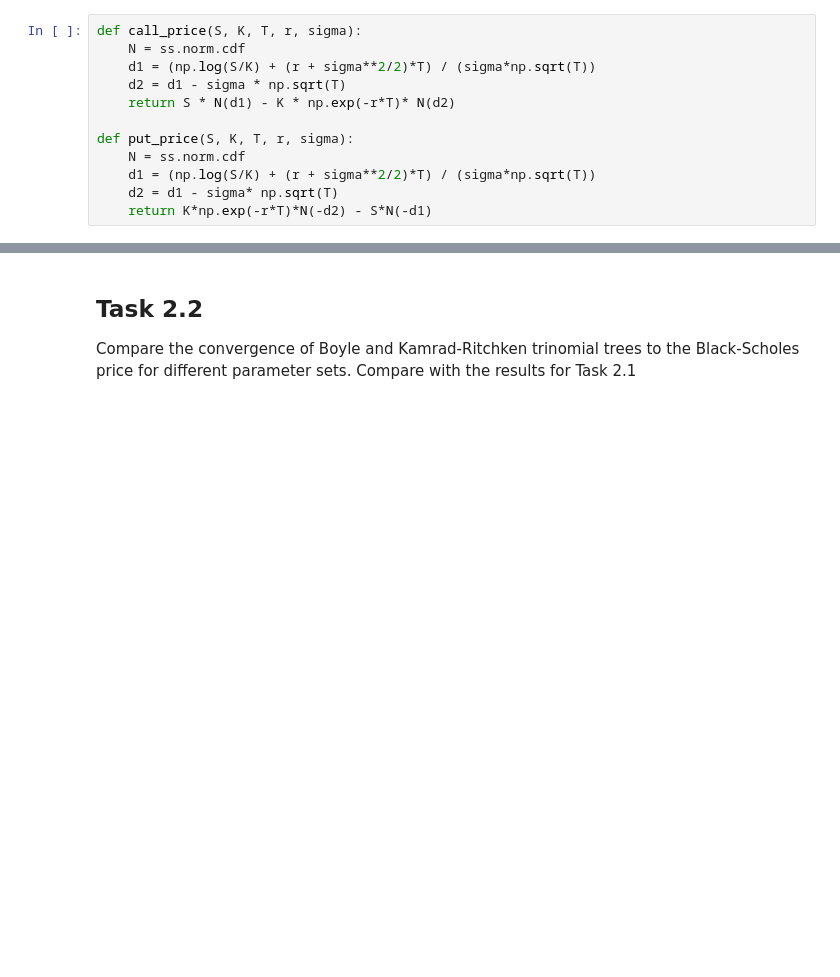
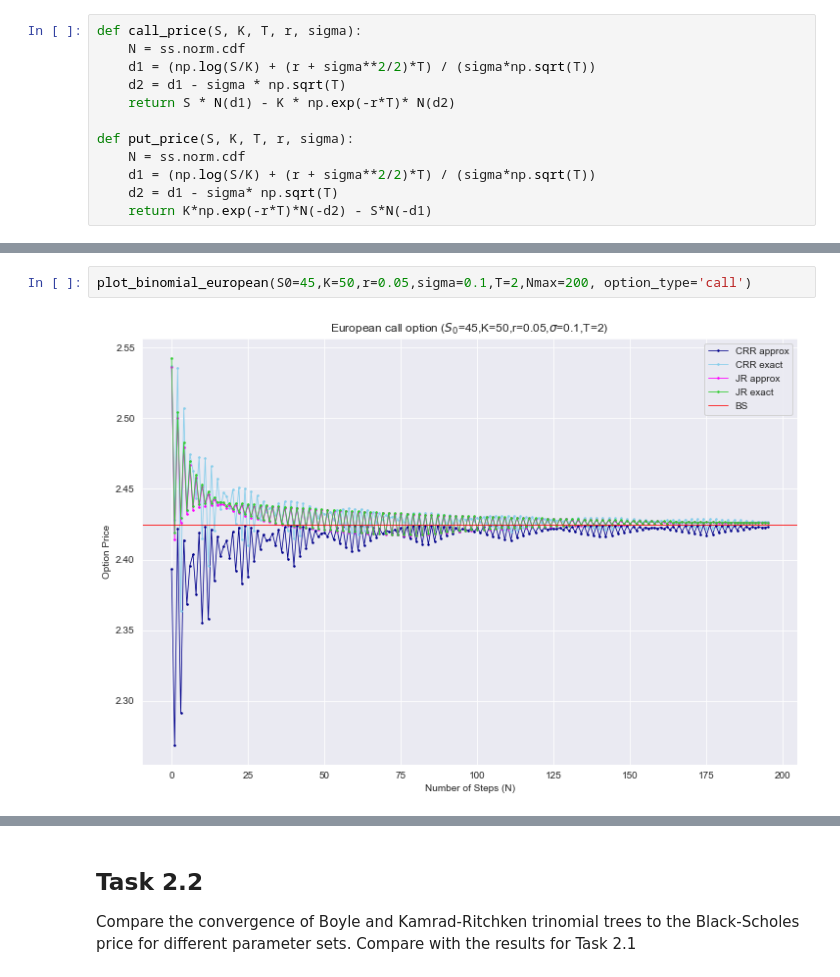
Before and after one commit to martyna-B/Computational_finance, a Jupyter notebook: List 2/list2.ipynb, the cells around one changed output, grey strips where cells are left out. Saved outputs shown, nothing was run; the diff lists cells and outputs as text; blank space fills up the shorter version.

```diff
--- a/List 2/list2.ipynb
+++ b/List 2/list2.ipynb
@@ -165,0 +211,4 @@ prices_CRR_approx = price_changing_N(S0,K,r,sigma,T,Nmax, option_type = 'put', m
+# %%
+plot_binomial_european(S0=45,K=50,r=0.05,sigma=0.1,T=2,Nmax=200, option_type='call')
+# %% [output]
+[figure, added]
```
Also changed, not shown: parts of 26 cells of this notebook.
